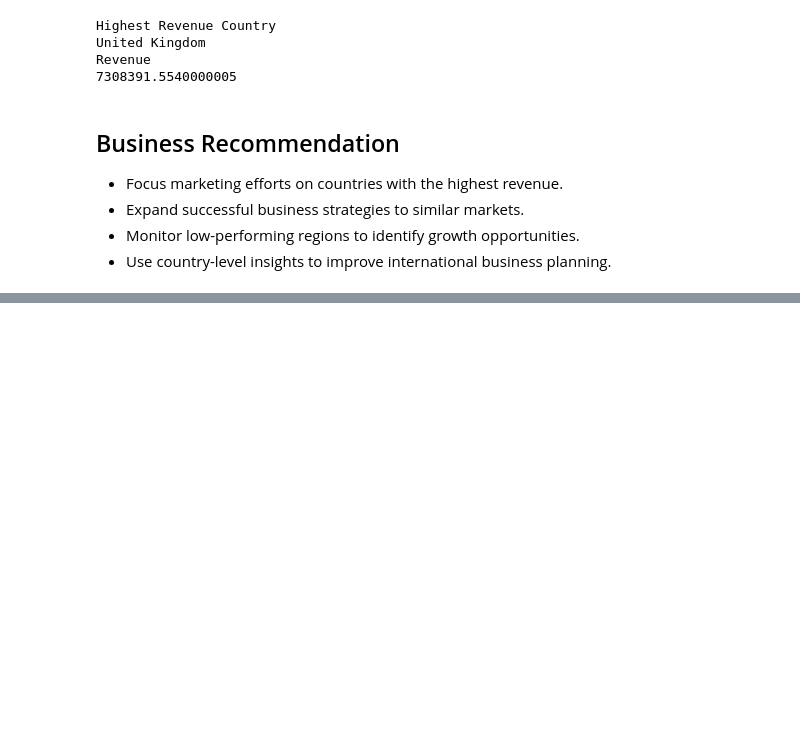
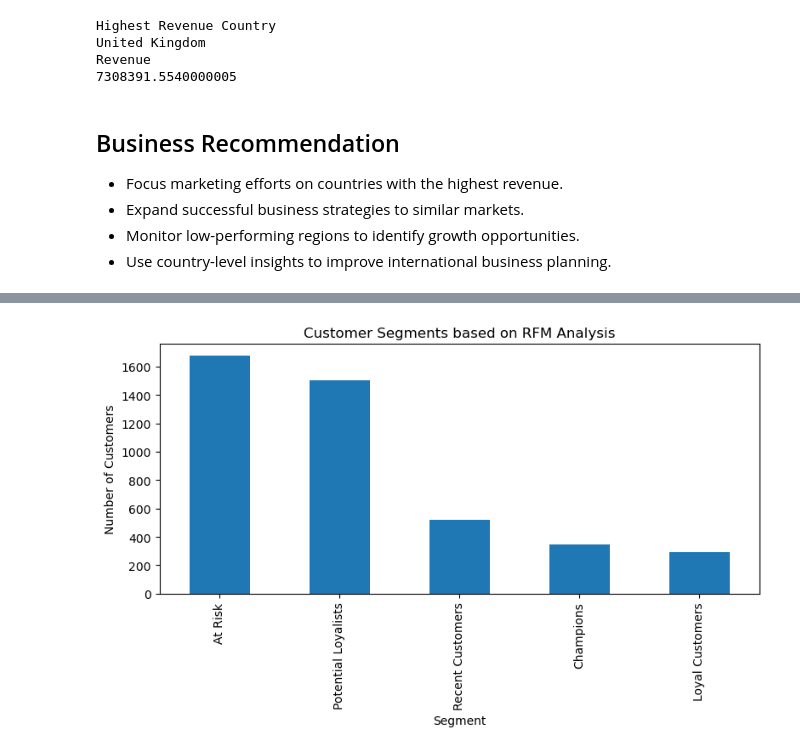
Before and after one commit to jyotidamji270804/cohort-retention-cltv-analysis, a Jupyter notebook: notebooks/02_cltv_analysis.ipynb, the cells around one changed output, grey strips where cells are left out. Saved outputs shown, nothing was run; the diff lists cells and outputs as text; code cells hidden in the pictures; blank space fills up the shorter version.

Commit message:
feat: implement RFM customer segmentation analysis

```diff
--- a/notebooks/02_cltv_analysis.ipynb
+++ b/notebooks/02_cltv_analysis.ipynb
@@ -549,0 +609,8 @@ Revenue
+# %%
+rfm["RFM_Score"] = (
+    rfm["R_Score"].astype(str) +
+    rfm["F_Score"].astype(str) +
+    rfm["M_Score"].astype(str)
+)
+
+rfm.head()
@@ -549,0 +625,21 @@ Revenue
+# %%
+def customer_segment(score):
+
+    if score == "555":
+        return "Champions"
+
+    elif score[1:] == "55":
+        return "Loyal Customers"
+
+    elif score[0] == "5":
+        return "Recent Customers"
+
+    elif score[0] in ["3","4"]:
+        return "Potential Loyalists"
+
+    else:
+        return "At Risk"
+
+rfm["Segment"] = rfm["RFM_Score"].apply(customer_segment)
+
+rfm.head()
@@ -549,0 +654,18 @@ Revenue
+# %%
+import matplotlib.pyplot as plt
+
+segment_counts = rfm["Segment"].value_counts()
+
+plt.figure(figsize=(8,5))
+
+segment_counts.plot(kind="bar")
+
+plt.title("Customer Segments based on RFM Analysis")
+plt.xlabel("Segment")
+plt.ylabel("Number of Customers")
+
+plt.tight_layout()
+
+plt.show()
+# %% [output]
+[figure, added]
```
Also changed, not shown: parts of 6 cells of this notebook.
